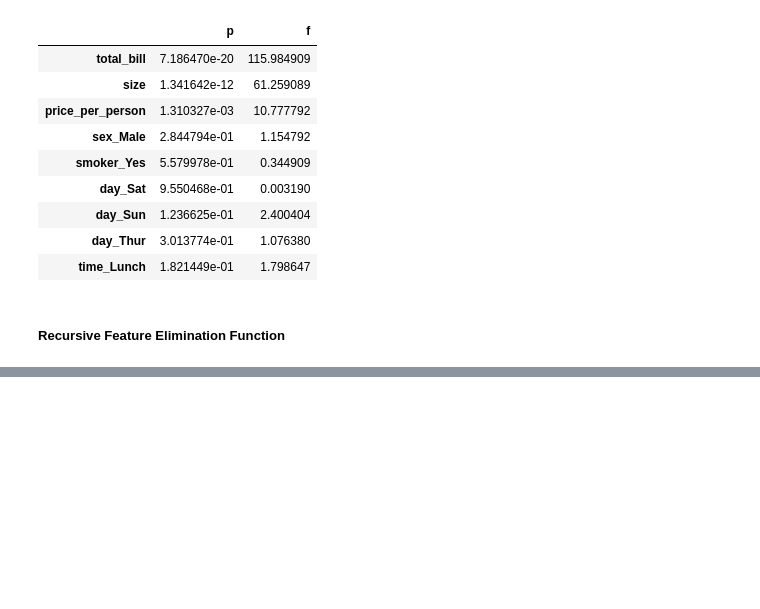
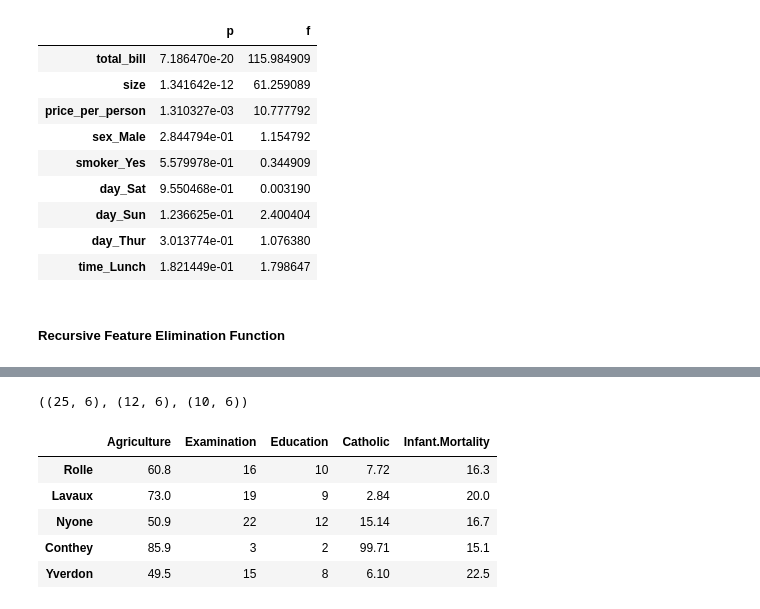
Before and after one commit to NSharick/regression-exercises, a Jupyter notebook: feature_engineering.ipynb, the cells around one changed output, grey strips where cells are left out. Saved outputs shown, nothing was run; the diff lists cells and outputs as text; code cells hidden in the pictures; blank space fills up the shorter version.

```diff
--- a/feature_engineering.ipynb
+++ b/feature_engineering.ipynb
@@ -378,0 +433,17 @@ The 2 best features = ['total_bill', 'price_per_person']
+# %%
+train_val, test = train_test_split(df, train_size = 0.8, random_state=123)
+train, validate = train_test_split(train_val, train_size = 0.7, random_state=123)
+train.shape, validate.shape, test.shape
+# %% [output]
+((25, 6), (12, 6), (10, 6))
+# %%
+x_train = train.drop(columns='Fertility')
+y_train = train[['Fertility']]
+x_train.head()
+# %% [output]
+|  | Agriculture | Examination | Education | Catholic | Infant.Mortality |
+| Rolle | 60.8 | 16 | 10 | 7.72 | 16.3 |
+| Lavaux | 73.0 | 19 | 9 | 2.84 | 20.0 |
+| Nyone | 50.9 | 22 | 12 | 15.14 | 16.7 |
+| Conthey | 85.9 | 3 | 2 | 99.71 | 15.1 |
+| Yverdon | 49.5 | 15 | 8 | 6.10 | 22.5 |
```
Also changed, not shown: parts of 28 cells of this notebook, 1 other file.
